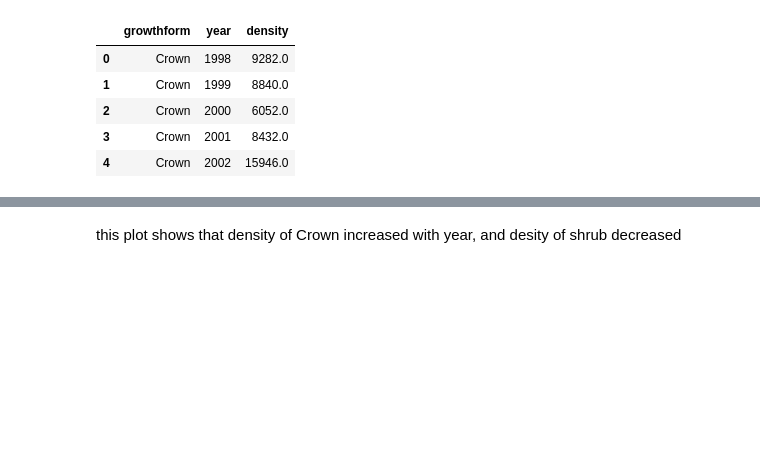
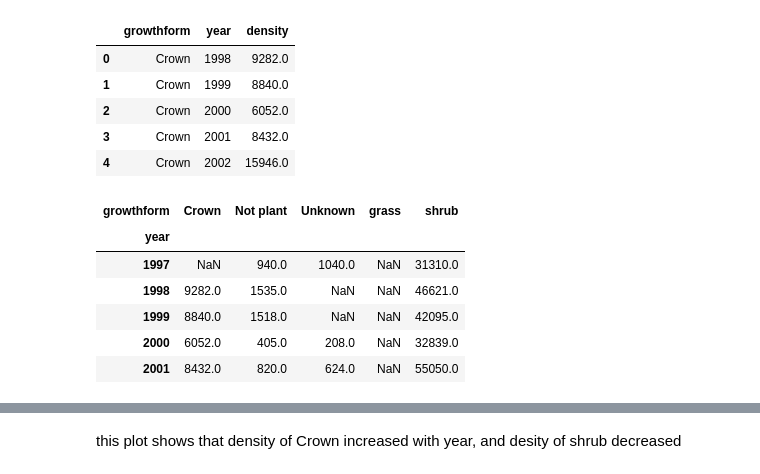
Before and after one commit to melissahoffman/Python_Data_Analysis, a Jupyter notebook: Python_Data_Analysis.ipynb, the cells around one changed output, grey strips where cells are left out. Saved outputs shown, nothing was run; the diff lists cells and outputs as text; code cells hidden in the pictures; blank space fills up the shorter version.

```diff
--- a/Python_Data_Analysis.ipynb
+++ b/Python_Data_Analysis.ipynb
@@ -172,6 +204,16 @@ density_growthform_year.head()
 | 4 | Crown | 2002 | 15946.0 |
 # %%
 density_growthform_year_wide = density_growthform_year.pivot(index = 'year', columns = 'growthform', values = 'density')
+
+density_growthform_year_wide.head()
+# %% [output]
+| growthform | Crown | Not plant | Unknown | grass | shrub |
+| year |  |  |  |  |  |
+| 1997 | NaN | 940.0 | 1040.0 | NaN | 31310.0 |
+| 1998 | 9282.0 | 1535.0 | NaN | NaN | 46621.0 |
+| 1999 | 8840.0 | 1518.0 | NaN | NaN | 42095.0 |
+| 2000 | 6052.0 | 405.0 | 208.0 | NaN | 32839.0 |
+| 2001 | 8432.0 | 820.0 | 624.0 | NaN | 55050.0 |
 # %%
 density_growthform_plot = density_growthform_year_wide.plot(kind ='bar', stacked = True,
                   title = "density of all growthform for all years")
```
Also changed, not shown: parts of 8 cells of this notebook.
